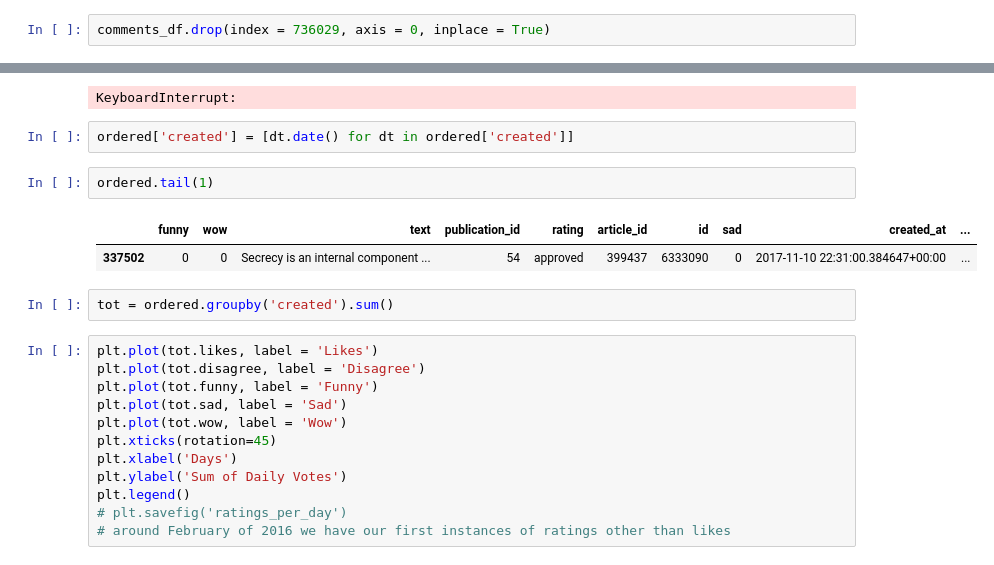
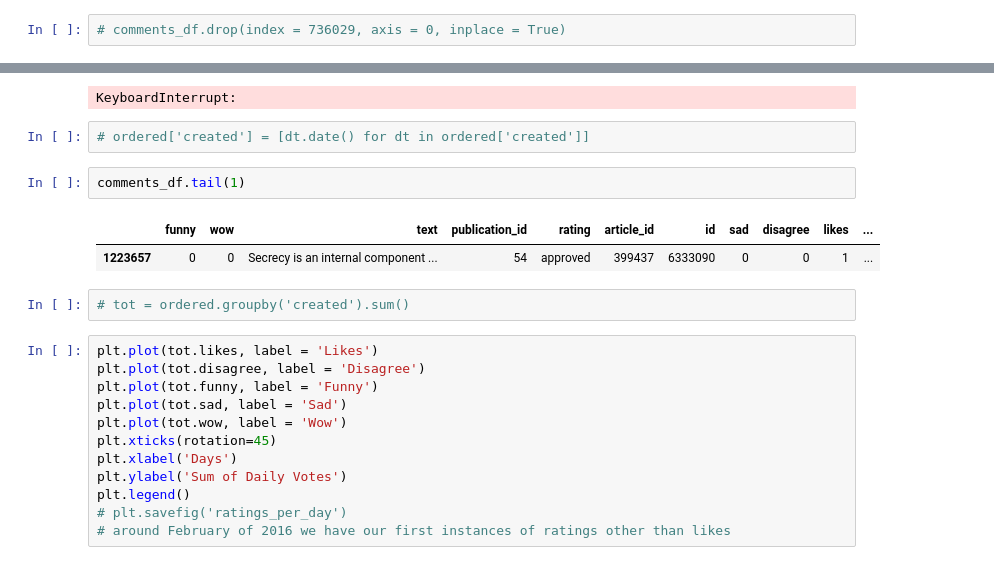
Before and after one commit to hberginc/Capstone2_temp_name, a Jupyter notebook: EDA.ipynb, the cells around one changed output, grey strips where cells are left out. Saved outputs shown, nothing was run; the diff lists cells and outputs as text.

```diff
--- a/EDA.ipynb
+++ b/EDA.ipynb
@@ -69,3 +68,3 @@ comments_df[comments_df.text.isna()]
 # %%
-comments_df.drop(index = 736029, axis = 0, inplace = True)
+# comments_df.drop(index = 736029, axis = 0, inplace = True)
 # %%
@@ -88,14 +76,14 @@ ordered.head()
 # %% [output]
 KeyboardInterrupt:
 # %%
-ordered['created'] = [dt.date() for dt in ordered['created']]
+# ordered['created'] = [dt.date() for dt in ordered['created']]
 # %%
-ordered.tail(1)
+comments_df.tail(1)
 # %% [output]
-|  | funny | wow | text | publication_id | rating | article_id | id | sad | created_at | ... |
-| 337502 | 0 | 0 | Secrecy is an internal component ... | 54 | approved | 399437 | 6333090 | 0 | 2017-11-10 22:31:00.384647+00:00 | ... |
+|  | funny | wow | text | publication_id | rating | article_id | id | sad | disagree | likes | ... |
+| 1223657 | 0 | 0 | Secrecy is an internal component ... | 54 | approved | 399437 | 6333090 | 0 | 0 | 1 | ... |
 # %%
-tot = ordered.groupby('created').sum()
+# tot = ordered.groupby('created').sum()
 # %%
 plt.plot(tot.likes, label = 'Likes')
 plt.plot(tot.disagree, label = 'Disagree')
```
Also changed, not shown: parts of 13 cells of this notebook, 2 other files.
